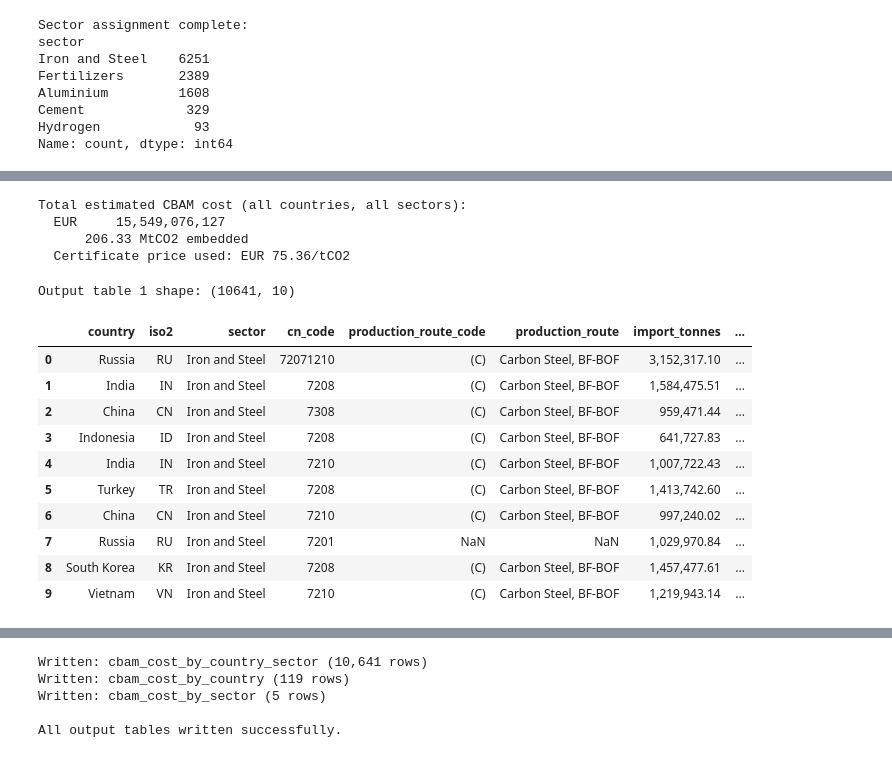
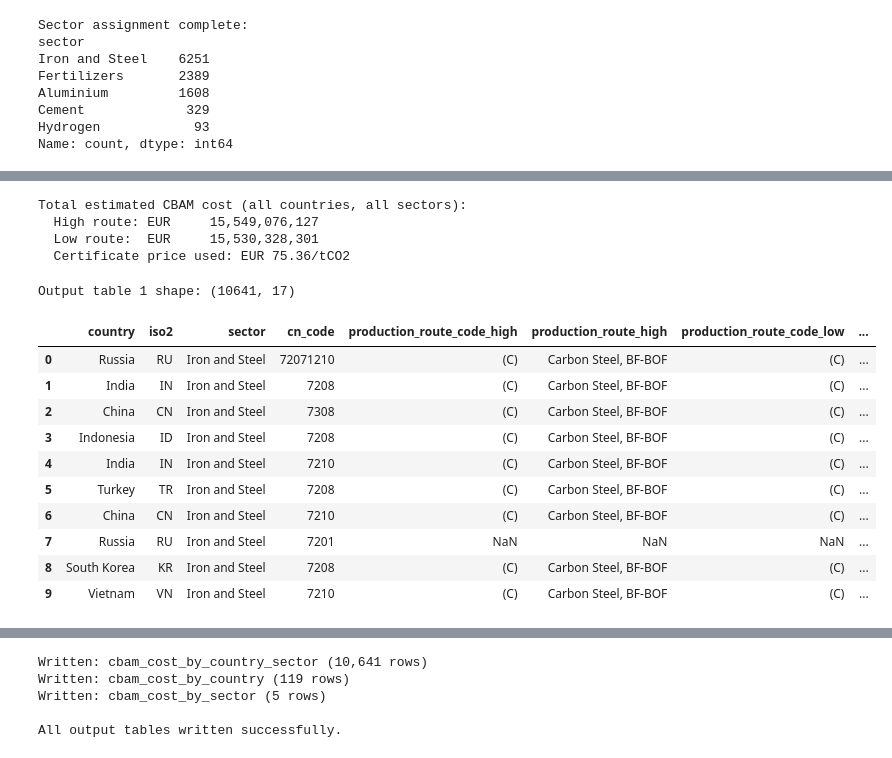
Before and after one commit to M1ck3yJ0/cbam-analysis, a Jupyter notebook: projects/01_country_exposure/calculations.ipynb, the cells around one changed output, grey strips where cells are left out. Cells and saved outputs as stored; diff of their text form; code cells hidden in the pictures.

Commit message:
feat: add app.py for streamlit dashboard; update calcs.ipynb for additional calcs; add db tables from calcs for dashboard pull

```diff
--- a/projects/01_country_exposure/calculations.ipynb
+++ b/projects/01_country_exposure/calculations.ipynb
@@ -274,58 +313,69 @@ Rows after join:         10,641
 Countries retained:      119
 Zero import_tonnes rows: 5,754
 # %%
-# ── Core CBAM cost calculation ────────────────────────────────────────────────
-# Estimated CBAM cost (EUR) = import volume (tonnes)
-#                             x default emission value (tCO2/t, markup already included)
-#                             x certificate price (EUR/tCO2)
-#
-# embedded_co2_tco2 is stored as an intermediate column for interpretability
-# and for downstream analysis. Rows with zero import volume produce zero cost.
+# ── Core CBAM cost calculation — both route scenarios ─────────────────────────
+# Calculate embedded CO2 and CBAM cost for both high-route and low-route scenarios.
+# Formula: import_tonnes x default_2026_[scenario] x CERTIFICATE_PRICE_EUR
+# Rows with zero import volume produce zero cost in both scenarios.
 
-df_merged['embedded_co2_tco2'] = df_merged['import_tonnes'] * df_merged['default_2026']
-df_merged['cbam_cost_eur']     = df_merged['embedded_co2_tco2'] * CERTIFICATE_PRICE_EUR
+df_merged['embedded_co2_high_route'] = (
+    df_merged['import_tonnes'] * df_merged['default_2026_high_route']
+)
+df_merged['cbam_cost_eur_high_route'] = (
+    df_merged['embedded_co2_high_route'] * CERTIFICATE_PRICE_EUR
+)
+
+df_merged['embedded_co2_low_route'] = (
+    df_merged['import_tonnes'] * df_merged['default_2026_low_route']
+)
+df_merged['cbam_cost_eur_low_route'] = (
+    df_merged['embedded_co2_low_route'] * CERTIFICATE_PRICE_EUR
+)
 
 print('Total estimated CBAM cost (all countries, all sectors):')
-print(f'  EUR {df_merged["cbam_cost_eur"].sum():>18,.0f}')
-print(f'  {df_merged["embedded_co2_tco2"].sum() / 1e6:>10.2f} MtCO2 embedded')
+print(f'  High route: EUR {df_merged["cbam_cost_eur_high_route"].sum():>18,.0f}')
+print(f'  Low route:  EUR {df_merged["cbam_cost_eur_low_route"].sum():>18,.0f}')
 print(f'  Certificate price used: EUR {CERTIFICATE_PRICE_EUR}/tCO2')
 # %% [output]
 Total estimated CBAM cost (all countries, all sectors):
-  EUR     15,549,076,127
-      206.33 MtCO2 embedded
+  High route: EUR     15,549,076,127
+  Low route:  EUR     15,530,328,301
   Certificate price used: EUR 75.36/tCO2
 # %%
 # ── Build output table 1: cost by country and sector ─────────────────────────
 # Grain: one row per (country, sector, cn_code).
-# This is the most granular output table and the source for all aggregations.
-# Sorted by CBAM cost descending so highest-exposure rows appear first.
+# Most granular output table, source for all aggregations.
+# Contains both high-route and low-route scenarios plus route metadata.
 
 df_cost_by_country_sector = (
     df_merged[[
         'country', 'iso2', 'sector', 'cn_code',
-        'production_route_code', 'production_route',
-        'import_tonnes', 'default_2026',
-        'embedded_co2_tco2', 'cbam_cost_eur'
+        'production_route_code_high', 'production_route_high',
+        'production_route_code_low',  'production_route_low',
+        'has_route_variation',
+        'import_tonnes', 'import_value_eur',
+        'default_2026_high_route', 'embedded_co2_high_route', 'cbam_cost_eur_high_route',
+        'default_2026_low_route',  'embedded_co2_low_route',  'cbam_cost_eur_low_route',
     ]]
     .copy()
-    .sort_values('cbam_cost_eur', ascending=False)
+    .sort_values('cbam_cost_eur_high_route', ascending=False)
     .reset_index(drop=True)
 )
 
 print(f'Output table 1 shape: {df_cost_by_country_sector.shape}')
 df_cost_by_country_sector.head(10)
 # %% [output]
-Output table 1 shape: (10641, 10)
+Output table 1 shape: (10641, 17)
-|  | country | iso2 | sector | cn_code | production_route_code | production_route | import_tonnes | ... |
-| 0 | Russia | RU | Iron and Steel | 72071210 | (C) | Carbon Steel, BF-BOF | 3,152,317.10 | ... |
-| 1 | India | IN | Iron and Steel | 7208 | (C) | Carbon Steel, BF-BOF | 1,584,475.51 | ... |
-| 2 | China | CN | Iron and Steel | 7308 | (C) | Carbon Steel, BF-BOF | 959,471.44 | ... |
-| 3 | Indonesia | ID | Iron and Steel | 7208 | (C) | Carbon Steel, BF-BOF | 641,727.83 | ... |
-| 4 | India | IN | Iron and Steel | 7210 | (C) | Carbon Steel, BF-BOF | 1,007,722.43 | ... |
-| 5 | Turkey | TR | Iron and Steel | 7208 | (C) | Carbon Steel, BF-BOF | 1,413,742.60 | ... |
-| 6 | China | CN | Iron and Steel | 7210 | (C) | Carbon Steel, BF-BOF | 997,240.02 | ... |
-| 7 | Russia | RU | Iron and Steel | 7201 | NaN | NaN | 1,029,970.84 | ... |
-| 8 | South Korea | KR | Iron and Steel | 7208 | (C) | Carbon Steel, BF-BOF | 1,457,477.61 | ... |
-| 9 | Vietnam | VN | Iron and Steel | 7210 | (C) | Carbon Steel, BF-BOF | 1,219,943.14 | ... |
+|  | country | iso2 | sector | cn_code | production_route_code_high | production_route_high | production_route_code_low | ... |
+| 0 | Russia | RU | Iron and Steel | 72071210 | (C) | Carbon Steel, BF-BOF | (C) | ... |
+| 1 | India | IN | Iron and Steel | 7208 | (C) | Carbon Steel, BF-BOF | (C) | ... |
+| 2 | China | CN | Iron and Steel | 7308 | (C) | Carbon Steel, BF-BOF | (C) | ... |
+| 3 | Indonesia | ID | Iron and Steel | 7208 | (C) | Carbon Steel, BF-BOF | (C) | ... |
+| 4 | India | IN | Iron and Steel | 7210 | (C) | Carbon Steel, BF-BOF | (C) | ... |
+| 5 | Turkey | TR | Iron and Steel | 7208 | (C) | Carbon Steel, BF-BOF | (C) | ... |
+| 6 | China | CN | Iron and Steel | 7210 | (C) | Carbon Steel, BF-BOF | (C) | ... |
+| 7 | Russia | RU | Iron and Steel | 7201 | NaN | NaN | NaN | ... |
+| 8 | South Korea | KR | Iron and Steel | 7208 | (C) | Carbon Steel, BF-BOF | (C) | ... |
+| 9 | Vietnam | VN | Iron and Steel | 7210 | (C) | Carbon Steel, BF-BOF | (C) | ... |
 # %%
 # ── Build output table 2: cost by country (all sectors aggregated) ────────────
```
Also changed, not shown: parts of 17 cells of this notebook, 1 other file.
